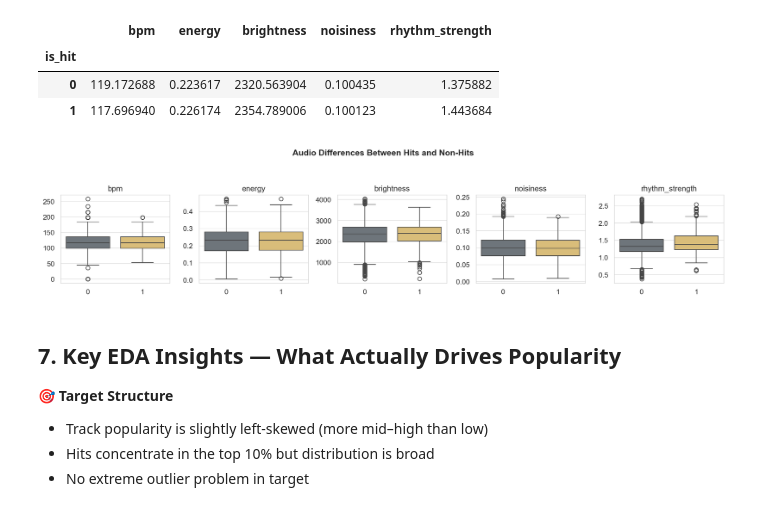
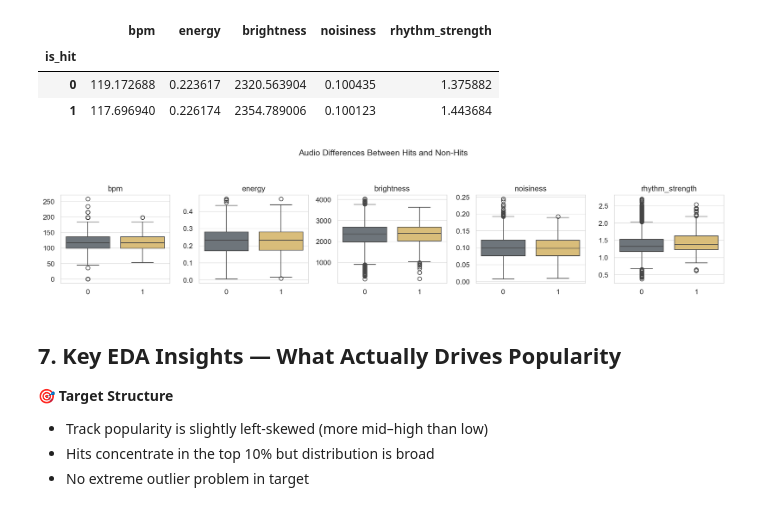
Before and after one commit to lucytheboss/what-drives-music-popularity, a Jupyter notebook: notebooks/04_exploratory_data_analysis.ipynb, the cells around one changed output. Cells and saved outputs as stored; diff of their text form; code cells hidden in the pictures.

Commit message:
refined plot for unified view

```diff
--- a/notebooks/04_exploratory_data_analysis.ipynb
+++ b/notebooks/04_exploratory_data_analysis.ipynb
@@ -709,25 +709,25 @@ df.groupby("is_hit")[audio_cols].mean()
 # %%
 fig, axes = plt.subplots(1,5, figsize=(15,3))
 
 for i,col in enumerate(audio_cols):
     sns.boxplot(
         data=df,
         x="is_hit",
         y=col,
         hue="is_hit",
         ax=axes[i],
         palette={0: music_palette.gray, 1: music_palette.gold},
         legend=False
     )
     axes[i].set_title(col)
     axes[i].set_xlabel("")
     axes[i].set_ylabel("")
 
-plt.suptitle("Audio Differences Between Hits and Non-Hits", y=1.1, fontsize=13, fontweight="bold")
+plt.suptitle("Audio Differences Between Hits and Non-Hits", y=1.1, fontsize=13, fontweight="normal")
 plt.tight_layout()
 plt.show()
 # %% [output]
-[figure, old version]
+[figure, new version]
 # %% [markdown]
 ## 7. Key EDA Insights — What Actually Drives Popularity
 
```
